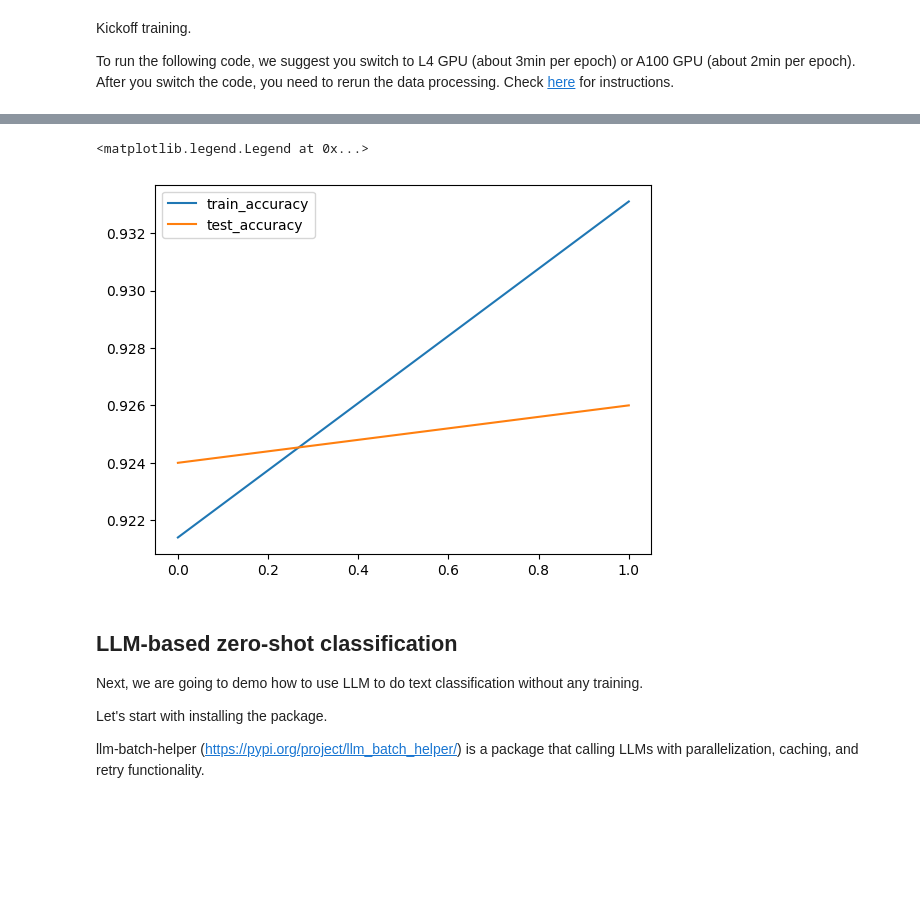
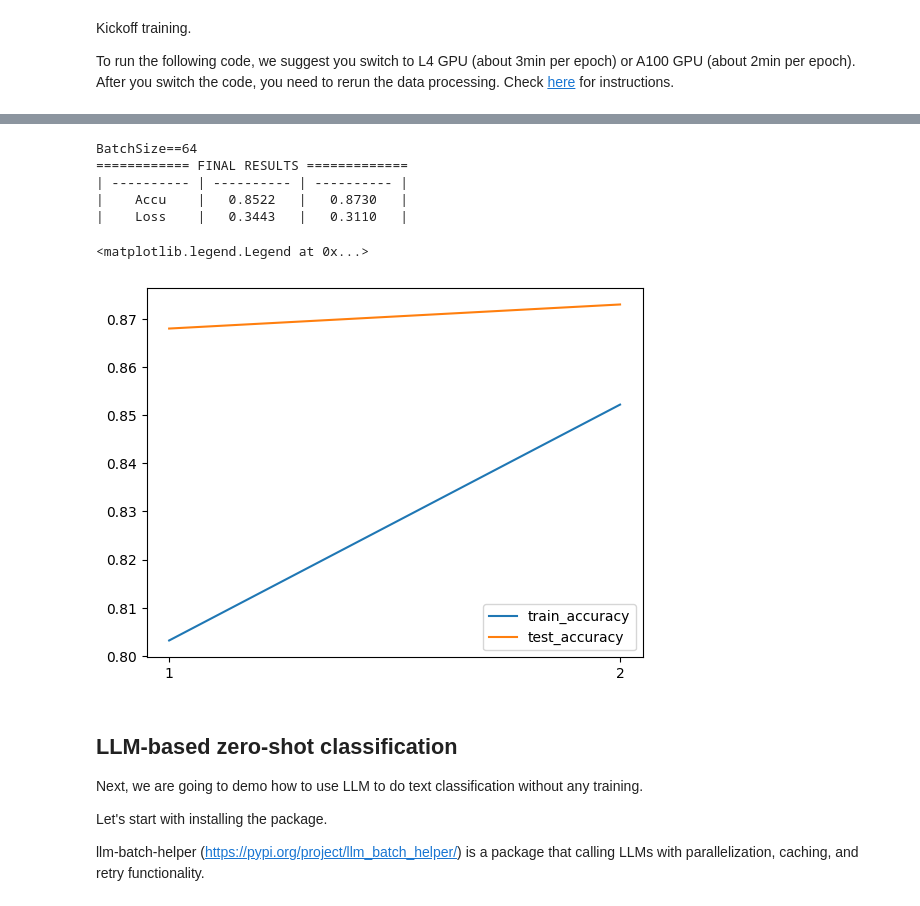
Before and after one commit to OrangeAoo/AI, a Jupyter notebook: GenAI-NLP/ToyCodes/Homework1/HW1_TextClassification.ipynb, the cells around one changed output, grey strips where cells are left out. Saved outputs shown, nothing was run; the diff lists cells and outputs as text; code cells hidden in the pictures; blank space fills up the shorter version.

```diff
--- a/GenAI-NLP/ToyCodes/Homework1/HW1_TextClassification.ipynb
+++ b/GenAI-NLP/ToyCodes/Homework1/HW1_TextClassification.ipynb
@@ -439,11 +444,18 @@ class ClassificationModel(nn.Module):
             p.requires_grad = is_frozen
 
     def forward(self, inputs):
-        outputs = self.base_model(**inputs)
+        if self.freeze_base_model_:
+            self.base_model.eval()
+            with torch.no_grad():
+                outputs = self.base_model(**inputs)
+        else:
+            outputs = self.base_model(**inputs)
+
         cls_embedding = outputs.last_hidden_state[:, 0, :] #embedding of the first token (cls_token, which is a special token that provides paragraph-level embedding)
         # print(cls_embedding.shape) ## >>> [batch, 768]
-        cls_tmp = self.fc0(cls_embedding)
-        nn.ReLU(inplace=True)(cls_tmp)
+        cls_tmp = nn.ReLU()(
+            self.fc0(cls_embedding)
+        )
         logits = self.fc1(cls_tmp)
         return logits
 # %% [markdown]
@@ -472,10 +492,11 @@ To run the following code, we suggest you switch to L4 GPU (about 3min per epoch
 # %%
 DEVICE = 'cuda' if torch.cuda.is_available() else 'cpu'
 num_epochs = 2
-batch_size = 128
+batch_size = 64 # Reduced batch size to prevent CUDA OOM
 max_length = 512
 
 model = ClassificationModel(bert_model, 768, 128, 2)
+model = model.to(DEVICE)
 trainable_params = [p for p in model.parameters() if p.requires_grad]
 optimizer = torch.optim.Adam(trainable_params, lr=1e-3)
 
@@ -553,12 +581,23 @@ Error:
+# %%
+print("\n")
+print(f"BatchSize=={batch_size}")
+export_results(train_accuracy_list, test_accuracy_list, train_loss_list, test_loss_list)
+# %% [output]
+BatchSize==64
+============ FINAL RESULTS =============
+| ---------- | ---------- | ---------- |
+|    Accu    |   0.8522   |   0.8730   |
+|    Loss    |   0.3443   |   0.3110   |
 # %%
 ### plot the train and test accuracy
-from matplotlib import pyplot as plt
+# from matplotlib import pyplot as plt
 plt.plot(train_accuracy_list, label='train_accuracy')
 plt.plot(test_accuracy_list, label='test_accuracy')
+plt.xticks(range(num_epochs), range(1,num_epochs+1))
 plt.legend()
 # %% [output]
 <matplotlib.legend.Legend at 0x...>
-[figure, old version]
+[figure, new version]
 # %% [markdown]
 ## LLM-based zero-shot classification
 
```
Also changed, not shown: parts of 9 cells of this notebook.
